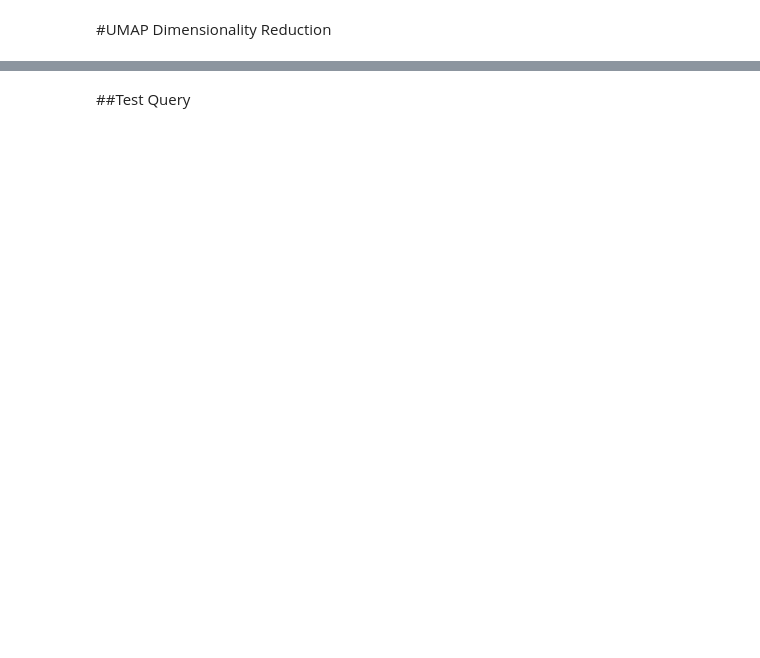
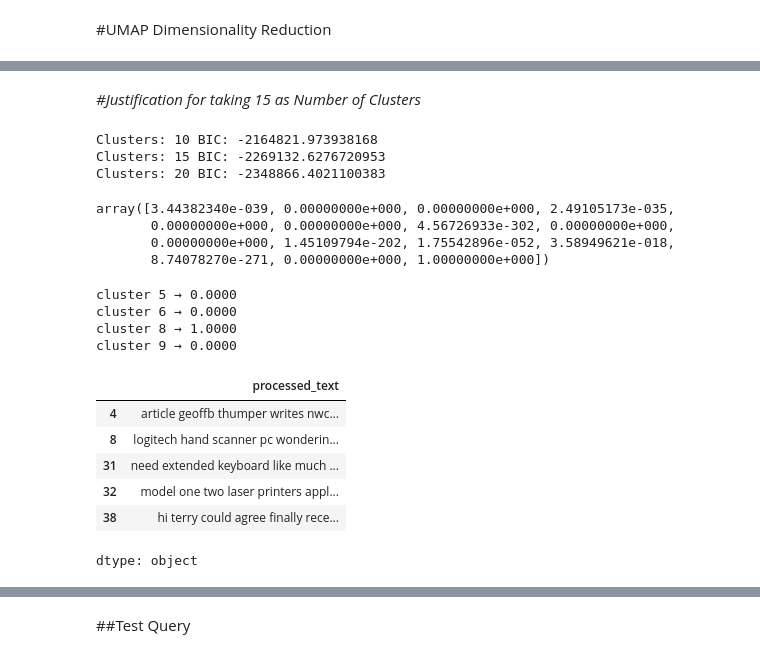
Before and after one commit to Sattwik999/Trademarkia---AI-ML-Engineer-Task_20NewsGroup, a Jupyter notebook: TradeMarkia_AIEngineer_20Newsgroup.ipynb, the cells around one changed output, grey strips where cells are left out. Drawn from its saved outputs; the diff is of its cells as text; code cells hidden in the pictures; blank space fills up the shorter version.

```diff
--- a/TradeMarkia_AIEngineer_20Newsgroup.ipynb
+++ b/TradeMarkia_AIEngineer_20Newsgroup.ipynb
@@ -279,0 +511,50 @@ corpus_df.head()
+# %% [markdown]
+*#Justification for taking 15 as Number of Clusters*
+# %%
+cluster_range = [10, 15, 20]
+
+for k in cluster_range:
+
+    gmm = GaussianMixture(n_components=k, random_state=42)
+
+    gmm.fit(reduced_embeddings)
+
+    print("Clusters:", k, "BIC:", gmm.bic(reduced_embeddings))
+# %% [output]
+Clusters: 10 BIC: -2164821.973938168
+Clusters: 15 BIC: -2269132.6276720953
+Clusters: 20 BIC: -2348866.4021100383
+# %%
+doc_id = 100
+
+cluster_probs[doc_id]
+# %% [output]
+array([3.44382340e-039, 0.00000000e+000, 0.00000000e+000, 2.49105173e-035,
+       0.00000000e+000, 0.00000000e+000, 4.56726933e-302, 0.00000000e+000,
+       0.00000000e+000, 1.45109794e-202, 1.75542896e-052, 3.58949621e-018,
+       8.74078270e-271, 0.00000000e+000, 1.00000000e+000])
+# %%
+doc_id = 1625
+
+probs = cluster_probs[doc_id]
+
+for i, p in enumerate(probs):
+    if p > 0.000:   # threshold
+        print(f"cluster {i} → {p:.4f}")
+# %% [output]
+cluster 5 → 0.0000
+cluster 6 → 0.0000
+cluster 8 → 1.0000
+cluster 9 → 0.0000
+# %%
+cluster_id = 3
+
+corpus_df[corpus_df["dominant_cluster"] == cluster_id]["processed_text"].head(5)
+# %% [output]
+|  | processed_text |
+| 4 | article geoffb thumper writes nwc... |
+| 8 | logitech hand scanner pc wonderin... |
+| 31 | need extended keyboard like much ... |
+| 32 | model one two laser printers appl... |
+| 38 | hi terry could agree finally rece... |
+dtype: object
```
Also changed, not shown: parts of 74 cells of this notebook, 1 other file.
